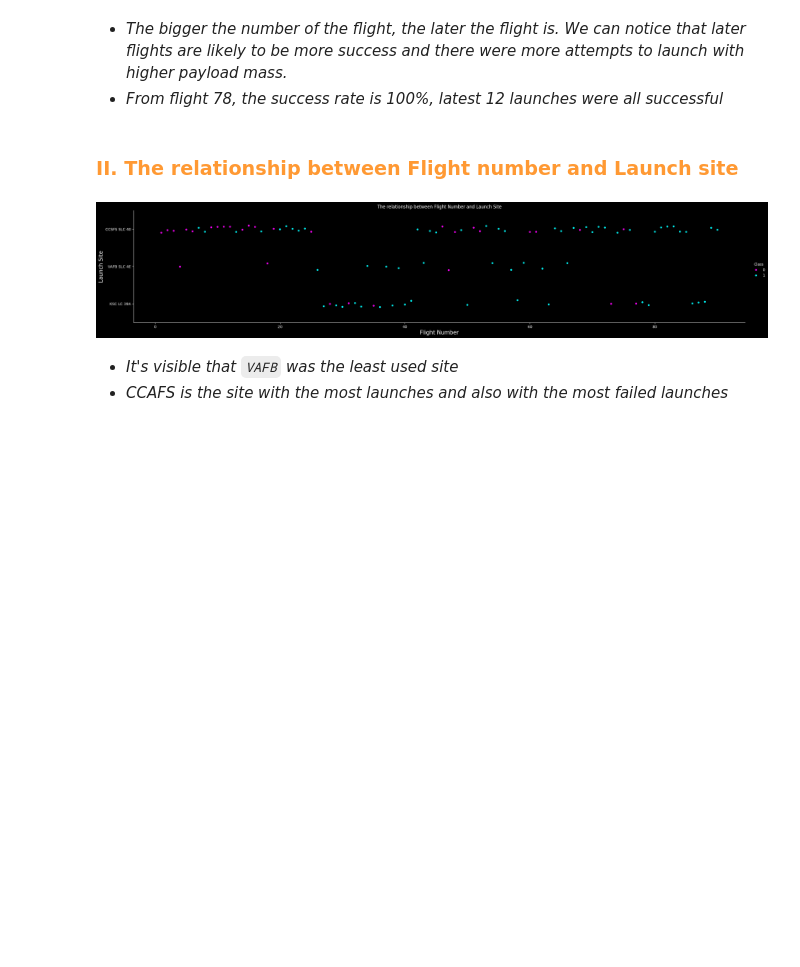
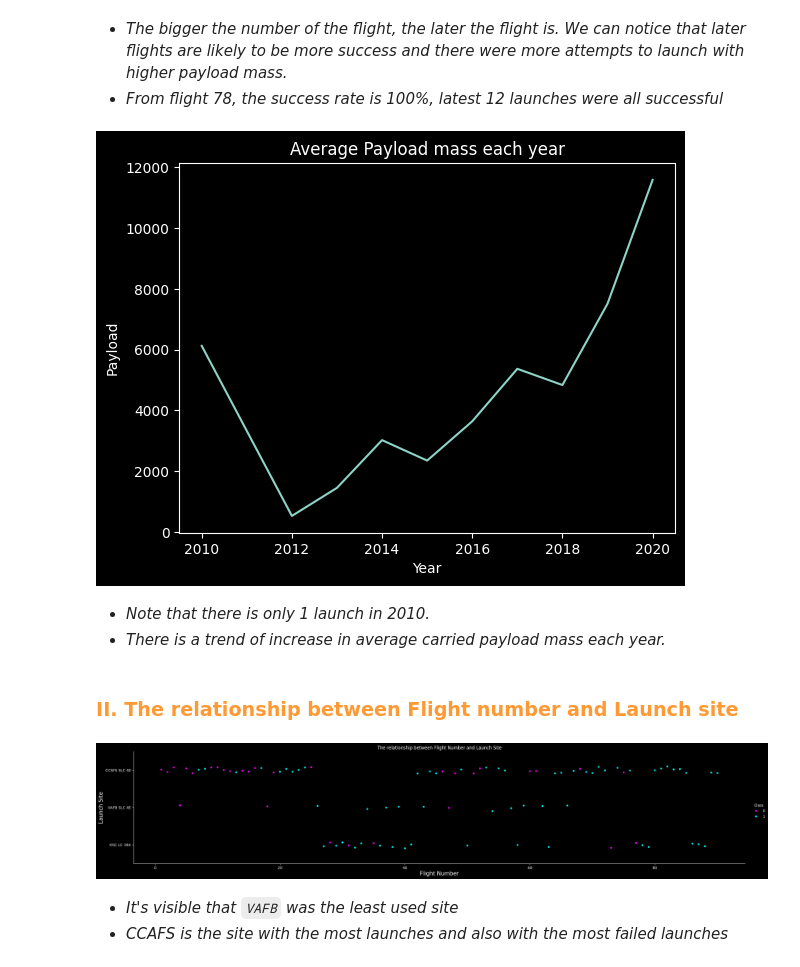
Before and after one commit to masonphung/project_falcon9, a Jupyter notebook: spacex_data_analysis.ipynb, the cells around one changed output. Cells and saved outputs as stored; diff of their text form; code cells hidden in the pictures; blank space fills up the shorter version.

```diff
--- a/spacex_data_analysis.ipynb
+++ b/spacex_data_analysis.ipynb
@@ -1512,6 +1607,32 @@ plt.show()
 # %% [markdown]
 - *The bigger the number of the flight, the later the flight is. We can notice that later flights are likely to be more success and there were more attempts to launch with higher payload mass.*
 - *From flight 78, the success rate is 100%, latest 12 launches were all successful*
+# %%
+# Assuming falcon9_technical is your DataFrame and 'Date' is a column of datetime.date objects
+def extract_year(date_series):
+    return date_series.apply(lambda x: x.year)  # Use the .year attribute for datetime.date objects
+
+# Now, create a new column in falcon9_technical directly
+falcon9_technical['Year'] = extract_year(falcon9_technical['Date'])
+
+# Calculate average success rate per year
+df_yearly = falcon9_technical.groupby('Year')['PayloadMass'].mean().reset_index()
+
+# Plot
+sns.lineplot(
+    data = df_yearly,
+    x = 'Year',
+    y = 'PayloadMass'
+)
+plt.title('Average Payload mass each year')
+plt.ylabel('Payload')
+plt.xlabel('Year')
+plt.show()
+# %% [output]
+[figure, added]
+# %% [markdown]
+- *Note that there is only 1 launch in 2010.*
+- *There is a trend of increase in average carried payload mass each year.*
 # %% [markdown]
 ### <span style="color:#ff9933">II. The relationship between Flight number and Launch site</span>
 # %%
@@ -1534,7 +1655,7 @@ plt.ylabel(
 ),
 plt.show()
 # %% [output]
-[figure, old version]
+[figure, new version]
 # %% [markdown]
 - *It's visible that `VAFB` was the least used site*
 - *CCAFS is the site with the most launches and also with the most failed launches*
```
Also changed, not shown: parts of 138 cells of this notebook, 1 other file.
